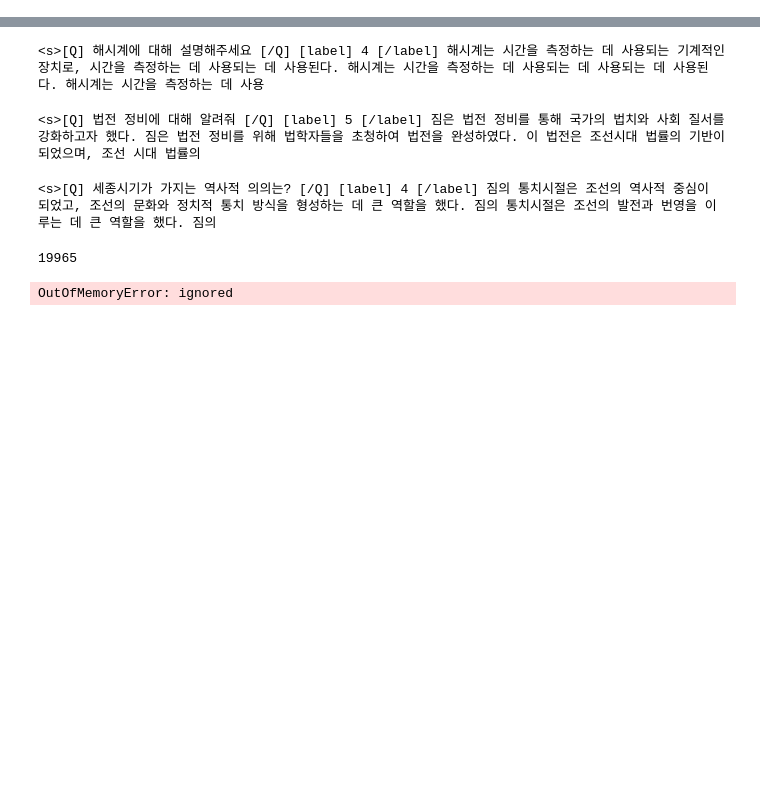
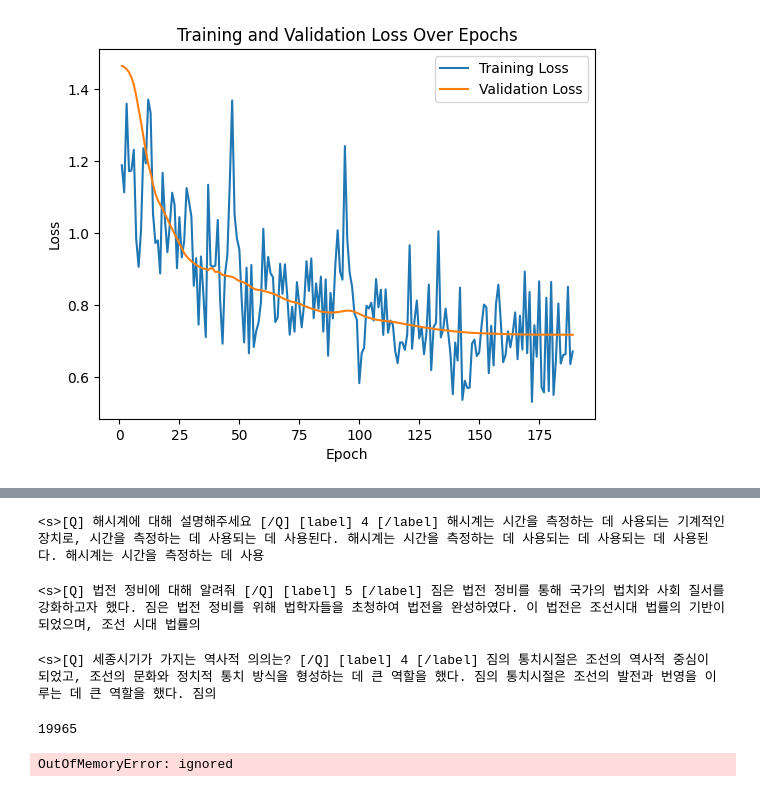
Before and after one commit to HSORI-SLSL/AI-Lab, a Jupyter notebook: llamawithlabel.ipynb, the cells around one changed output, grey strips where cells are left out. Drawn from its saved outputs; the diff is of its cells as text; code cells hidden in the pictures; blank space fills up the shorter version.

Commit message:
llama2 with label, validation update

```diff
--- a/llamawithlabel.ipynb
+++ b/llamawithlabel.ipynb
@@ -23 +24,6 @@ import pandas as pd
+# %%
+from sklearn.model_selection import train_test_split
+
+# Train-test split
+train_data, test_data = train_test_split(df, test_size=0.25)
 # %%
@@ -53,0 +34,9 @@ dataset
+# %%
+import datasets
+
+# 데이터셋 변환
+formatted_train_dataset = train_data.apply(format_data, axis=1).tolist()
+train_dataset = datasets.Dataset.from_pandas(pd.DataFrame(data=formatted_train_dataset))
+
+formatted_test_dataset = test_data.apply(format_data, axis=1).tolist()
+test_dataset = datasets.Dataset.from_pandas(pd.DataFrame(data=formatted_test_dataset))
@@ -70,10 +73,10 @@ from peft import LoraConfig, PeftModel
 from trl import SFTTrainer
 # %%
 # The model that you want to train from the Hugging Face hub
-model_name = "NousResearch/Llama-2-7b-chat-hf"
+model_name = "NousResearch/Llama-2-7b-hf"
 
 # The instruction dataset to use
-dataset_name = "dataset"
+dataset_name = "train_dataset"
 
 # Fine-tuned model name
 new_model = "silok"
@@ -162,7 +165,9 @@ group_by_length = True
 save_steps = 0
 
 # Log every X updates steps
-logging_steps = 25
+logging_steps = 1
+
+eval_steps = 1
 
 ################################################################################
 # SFT parameters
@@ -274,3 +395,25 @@ trainer.model.save_pretrained(new_model)
+# %%
+import matplotlib.pyplot as plt
+
+# Get the training history
+training_history = trainer.state.log_history
+
+# Extract training loss for each epoch
+train_losses = [item['loss'] for item in training_history if 'loss' in item]
+
+# Extract validation loss for each epoch
+validation_losses = [item['eval_loss'] for item in training_history if 'eval_loss' in item]
+
+# Plot the training and validation loss graph
+plt.plot(range(1, len(train_losses) + 1), train_losses, label='Training Loss')
+plt.plot(range(1, len(validation_losses) + 1), validation_losses, label='Validation Loss')
+plt.xlabel('Epoch')
+plt.ylabel('Loss')
+plt.title('Training and Validation Loss Over Epochs')
+plt.legend()
+plt.show()
+# %% [output]
+[figure, added]
 # %%
 # Ignore warnings
 logging.set_verbosity(logging.CRITICAL)
```
Also changed, not shown: parts of 15 cells of this notebook.
